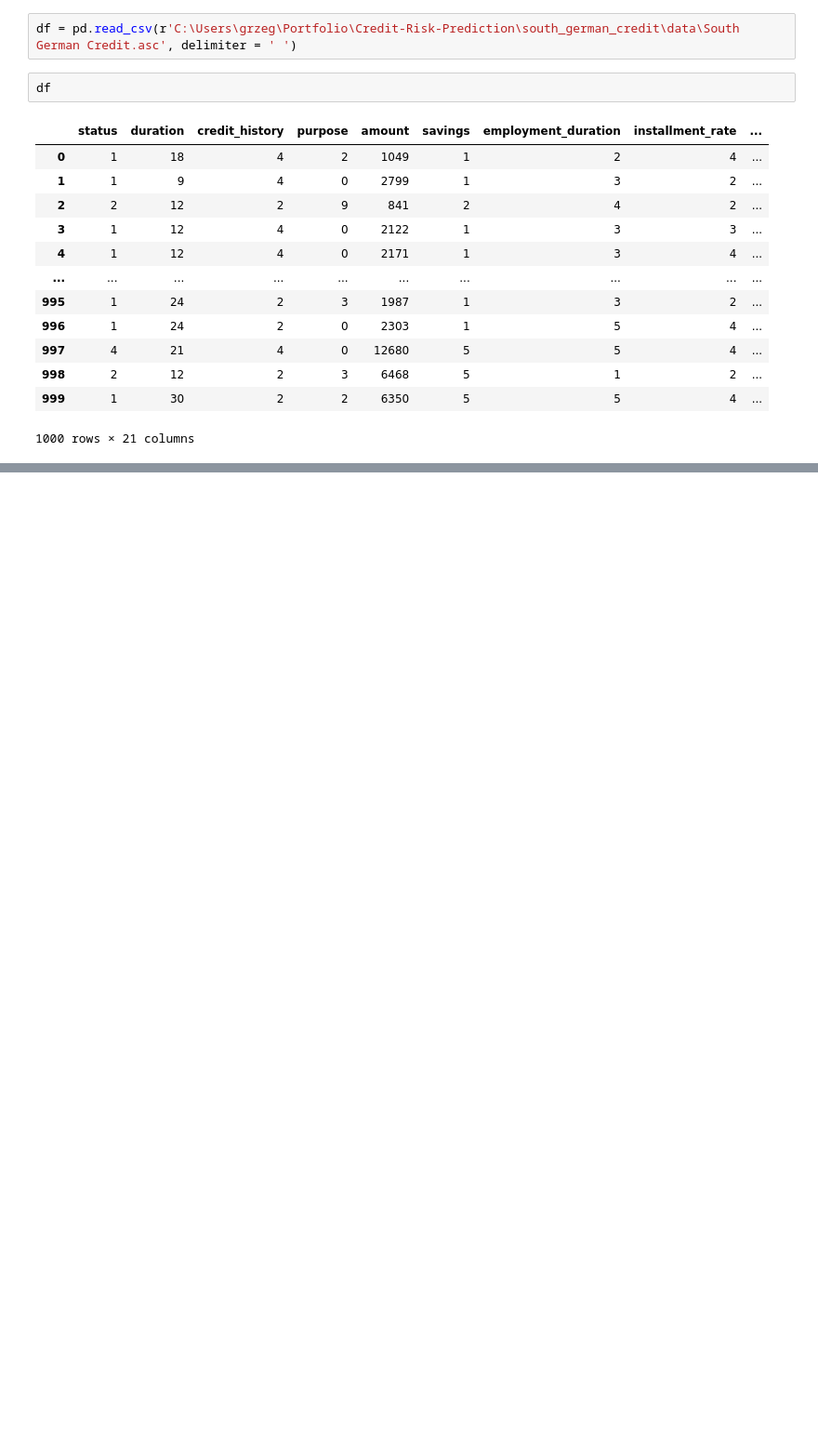
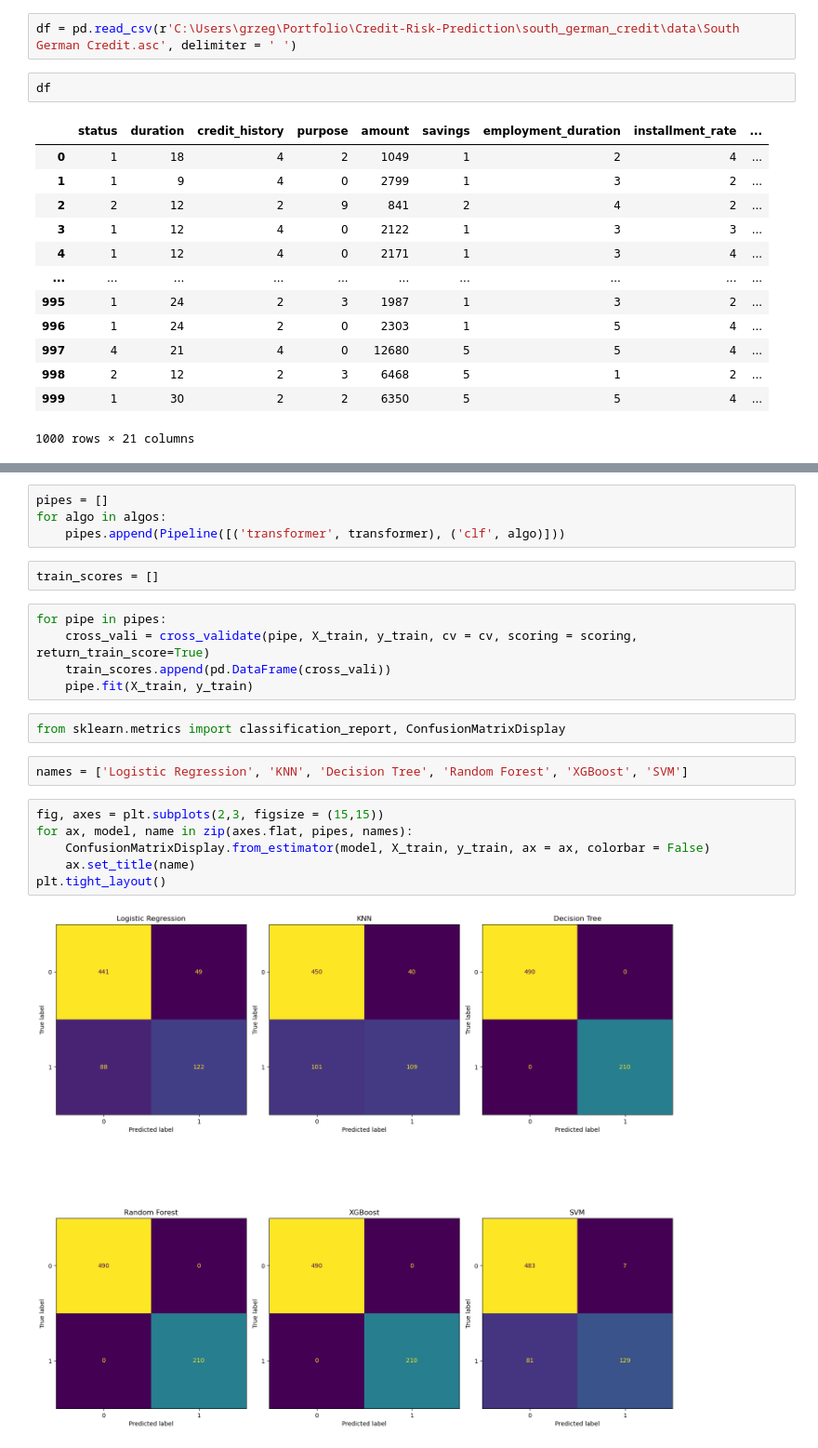
Before and after one commit to Grzesiesz/Credit-Risk-Prediction, a Jupyter notebook: south_german_credit/notebooks/Modeling.ipynb, the cells around one changed output, grey strips where cells are left out. Shown at 93% size. Saved outputs shown, nothing was run; the diff lists cells and outputs as text; blank space fills up the shorter version.

Commit message:
baseline modeling pipeline

```diff
--- a/south_german_credit/notebooks/Modeling.ipynb
+++ b/south_german_credit/notebooks/Modeling.ipynb
@@ -23,0 +82,23 @@ df
+# %%
+pipes = []
+for algo in algos:
+    pipes.append(Pipeline([('transformer', transformer), ('clf', algo)]))
+# %%
+train_scores = []
+# %%
+for pipe in pipes:
+    cross_vali = cross_validate(pipe, X_train, y_train, cv = cv, scoring = scoring, return_train_score=True)
+    train_scores.append(pd.DataFrame(cross_vali))
+    pipe.fit(X_train, y_train)
+# %%
+from sklearn.metrics import classification_report, ConfusionMatrixDisplay
+# %%
+names = ['Logistic Regression', 'KNN', 'Decision Tree', 'Random Forest', 'XGBoost', 'SVM']
+# %%
+fig, axes = plt.subplots(2,3, figsize = (15,15))
+for ax, model, name in zip(axes.flat, pipes, names):
+    ConfusionMatrixDisplay.from_estimator(model, X_train, y_train, ax = ax, colorbar = False)
+    ax.set_title(name)
+plt.tight_layout()
+# %% [output]
+[figure, added]
```
Also changed, not shown: parts of 14 cells of this notebook.
